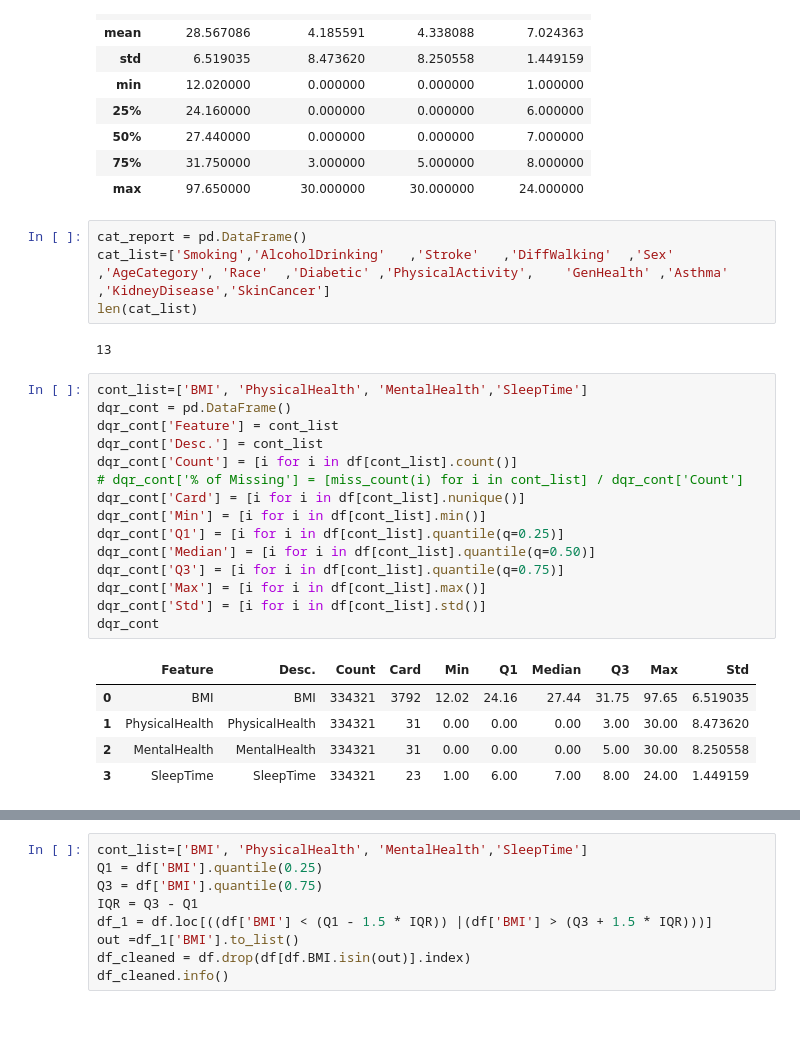
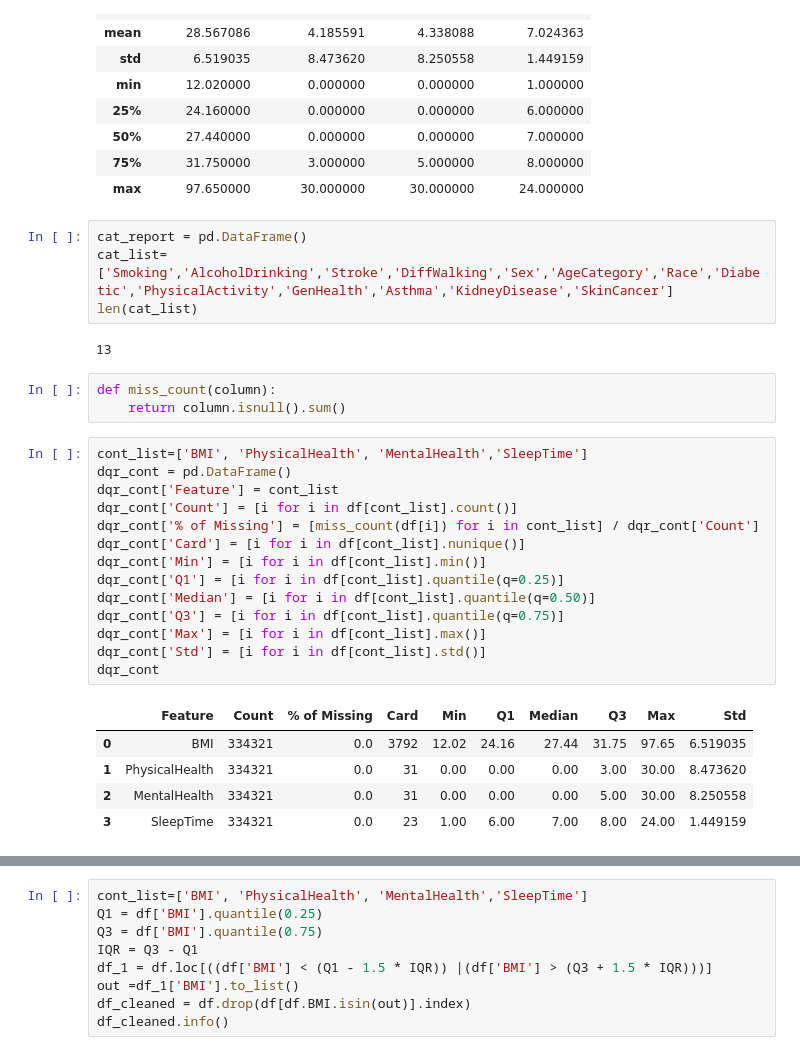
Before and after one commit to lennyqd/FDS-Project-Heart-Disease-Prediction-with-XGBoost, a Jupyter notebook: [PROJECT] Heart Disease Prediction with XGBoost.ipynb, the cells around one changed output, grey strips where cells are left out. Saved outputs shown, nothing was run; the diff lists cells and outputs as text; blank space fills up the shorter version.

```diff
--- a/[PROJECT] Heart Disease Prediction with XGBoost.ipynb
+++ b/[PROJECT] Heart Disease Prediction with XGBoost.ipynb
@@ -54,31 +54,33 @@ df.describe()
 | max | 97.650000 | 30.000000 | 30.000000 | 24.000000 |
 # %%
 cat_report = pd.DataFrame()
-cat_list=['Smoking','AlcoholDrinking'	,'Stroke'	,'DiffWalking'	,'Sex'	,'AgeCategory',	'Race'	,'Diabetic'	,'PhysicalActivity',	'GenHealth'	,'Asthma'	,'KidneyDisease','SkinCancer']
+cat_list=['Smoking','AlcoholDrinking','Stroke','DiffWalking','Sex','AgeCategory','Race','Diabetic','PhysicalActivity','GenHealth','Asthma','KidneyDisease','SkinCancer']
 len(cat_list)
 # %% [output]
 13
+# %%
+def miss_count(column):
+    return column.isnull().sum()
 # %%
 cont_list=['BMI', 'PhysicalHealth', 'MentalHealth','SleepTime']
 dqr_cont = pd.DataFrame()
 dqr_cont['Feature'] = cont_list
-dqr_cont['Desc.'] = cont_list
 dqr_cont['Count'] = [i for i in df[cont_list].count()]
-# dqr_cont['% of Missing'] = [miss_count(i) for i in cont_list] / dqr_cont['Count']
+dqr_cont['% of Missing'] = [miss_count(df[i]) for i in cont_list] / dqr_cont['Count']
 dqr_cont['Card'] = [i for i in df[cont_list].nunique()]
 dqr_cont['Min'] = [i for i in df[cont_list].min()]
 dqr_cont['Q1'] = [i for i in df[cont_list].quantile(q=0.25)]
 dqr_cont['Median'] = [i for i in df[cont_list].quantile(q=0.50)]
 dqr_cont['Q3'] = [i for i in df[cont_list].quantile(q=0.75)]
 dqr_cont['Max'] = [i for i in df[cont_list].max()]
 dqr_cont['Std'] = [i for i in df[cont_list].std()]
 dqr_cont
 # %% [output]
-|  | Feature | Desc. | Count | Card | Min | Q1 | Median | Q3 | Max | Std |
-| 0 | BMI | BMI | 334321 | 3792 | 12.02 | 24.16 | 27.44 | 31.75 | 97.65 | 6.519035 |
-| 1 | PhysicalHealth | PhysicalHealth | 334321 | 31 | 0.00 | 0.00 | 0.00 | 3.00 | 30.00 | 8.473620 |
-| 2 | MentalHealth | MentalHealth | 334321 | 31 | 0.00 | 0.00 | 0.00 | 5.00 | 30.00 | 8.250558 |
-| 3 | SleepTime | SleepTime | 334321 | 23 | 1.00 | 6.00 | 7.00 | 8.00 | 24.00 | 1.449159 |
+|  | Feature | Count | % of Missing | Card | Min | Q1 | Median | Q3 | Max | Std |
+| 0 | BMI | 334321 | 0.0 | 3792 | 12.02 | 24.16 | 27.44 | 31.75 | 97.65 | 6.519035 |
+| 1 | PhysicalHealth | 334321 | 0.0 | 31 | 0.00 | 0.00 | 0.00 | 3.00 | 30.00 | 8.473620 |
+| 2 | MentalHealth | 334321 | 0.0 | 31 | 0.00 | 0.00 | 0.00 | 5.00 | 30.00 | 8.250558 |
+| 3 | SleepTime | 334321 | 0.0 | 23 | 1.00 | 6.00 | 7.00 | 8.00 | 24.00 | 1.449159 |
 # %%
 warnings.simplefilter(action='ignore', category=FutureWarning)
 cont_list=['BMI', 'PhysicalHealth', 'MentalHealth','SleepTime']
```
Also changed, not shown: parts of 19 cells of this notebook.
